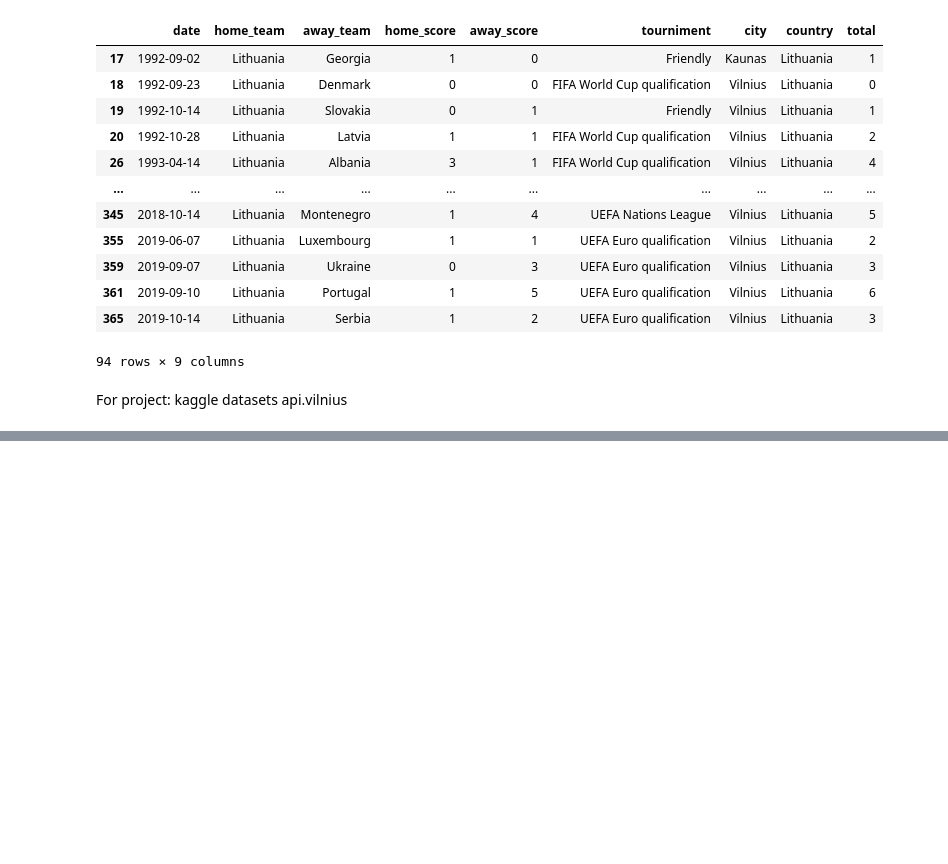
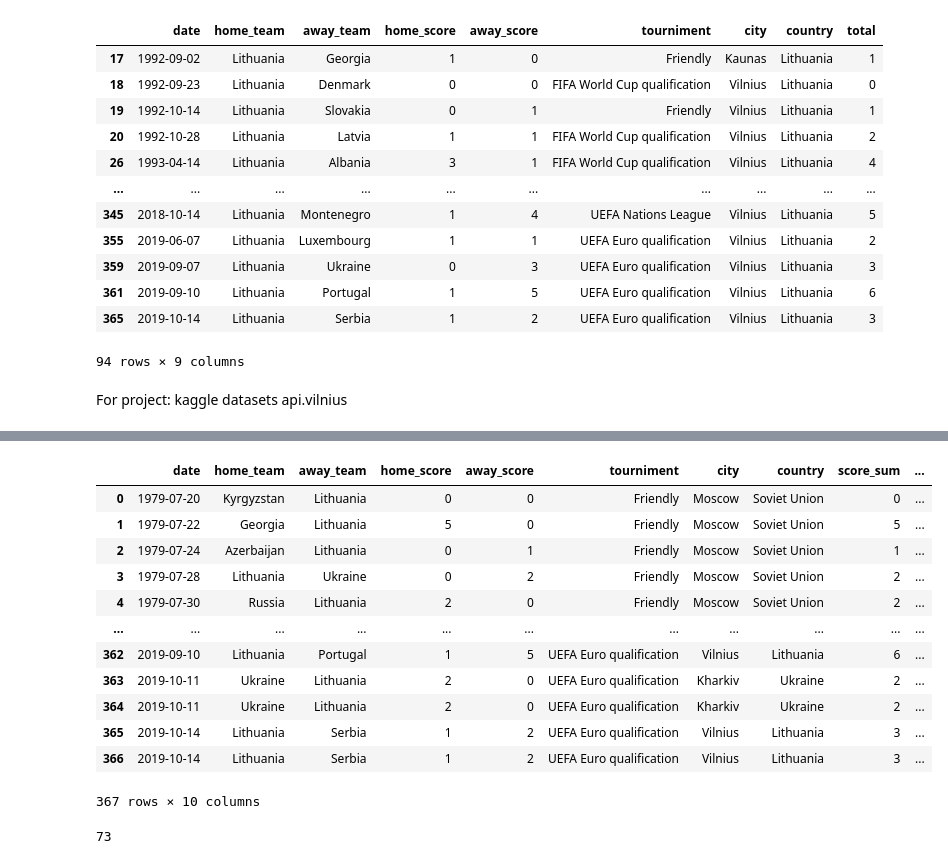
Before and after one commit to rutasp/introduction_python, a Jupyter notebook: Practice.ipynb, the cells around one changed output, grey strips where cells are left out. Saved outputs shown, nothing was run; the diff lists cells and outputs as text; code cells hidden in the pictures; blank space fills up the shorter version.

```diff
--- a/Practice.ipynb
+++ b/Practice.ipynb
@@ -3923,0 +3964,24 @@ api.vilnius
+# %%
+# 2. Create a new column to calculate the goal difference
+df['score_diff'] = df['home_score'] - df['away_score']
+df
+# %% [output]
+|  | date | home_team | away_team | home_score | away_score | tourniment | city | country | score_sum | ... |
+| 0 | 1979-07-20 | Kyrgyzstan | Lithuania | 0 | 0 | Friendly | Moscow | Soviet Union | 0 | ... |
+| 1 | 1979-07-22 | Georgia | Lithuania | 5 | 0 | Friendly | Moscow | Soviet Union | 5 | ... |
+| 2 | 1979-07-24 | Azerbaijan | Lithuania | 0 | 1 | Friendly | Moscow | Soviet Union | 1 | ... |
+| 3 | 1979-07-28 | Lithuania | Ukraine | 0 | 2 | Friendly | Moscow | Soviet Union | 2 | ... |
+| 4 | 1979-07-30 | Russia | Lithuania | 2 | 0 | Friendly | Moscow | Soviet Union | 2 | ... |
+| ... | ... | ... | ... | ... | ... | ... | ... | ... | ... | ... |
+| 362 | 2019-09-10 | Lithuania | Portugal | 1 | 5 | UEFA Euro qualification | Vilnius | Lithuania | 6 | ... |
+| 363 | 2019-10-11 | Ukraine | Lithuania | 2 | 0 | UEFA Euro qualification | Kharkiv | Ukraine | 2 | ... |
+| 364 | 2019-10-11 | Ukraine | Lithuania | 2 | 0 | UEFA Euro qualification | Kharkiv | Ukraine | 2 | ... |
+| 365 | 2019-10-14 | Lithuania | Serbia | 1 | 2 | UEFA Euro qualification | Vilnius | Lithuania | 3 | ... |
+| 366 | 2019-10-14 | Lithuania | Serbia | 1 | 2 | UEFA Euro qualification | Vilnius | Lithuania | 3 | ... |
+367 rows × 10 columns
+# %%
+# 3. How many matches ended in a draw?
+draw_games = df[ df[ 'score_diff' ] == 0 ]
+print (len(draw_games) )
+# %% [output]
+73
```
Also changed, not shown: parts of 28 cells of this notebook, 2 other files.
